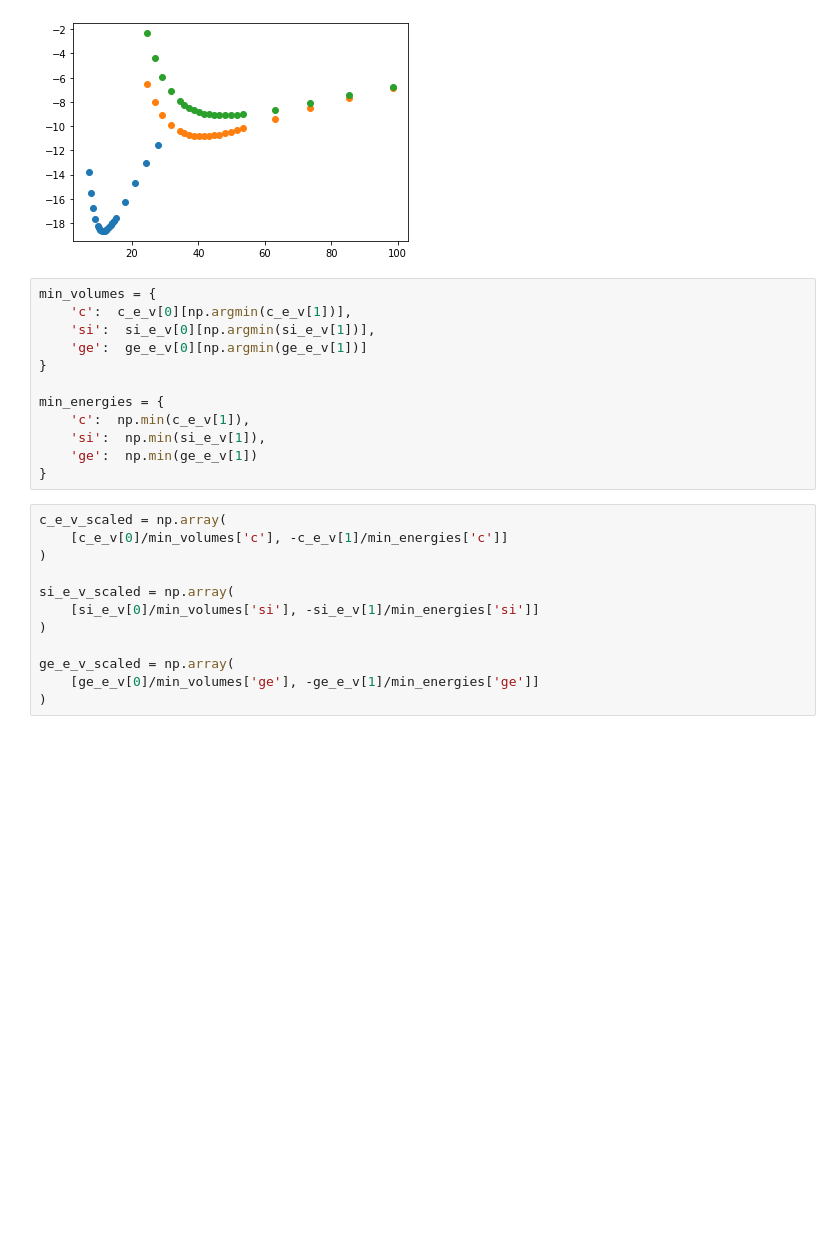
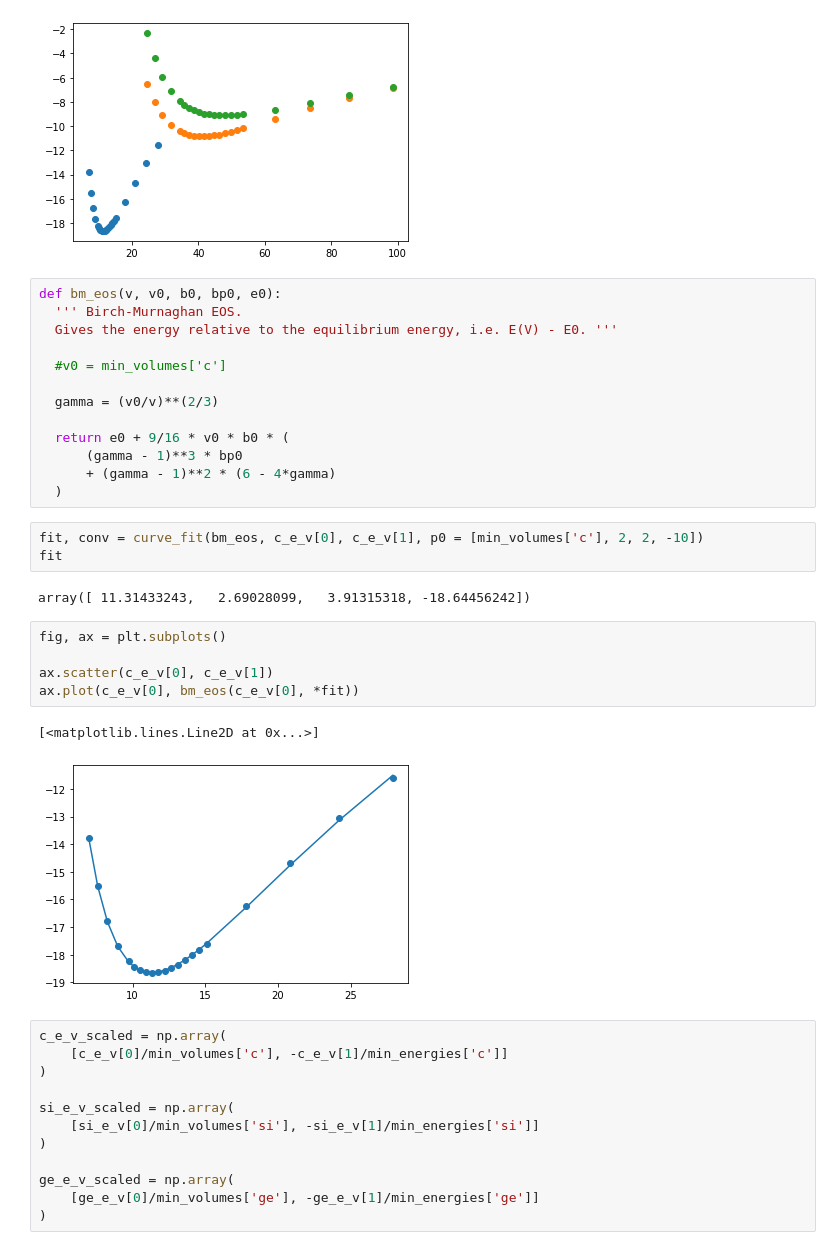
Before and after one commit to koysean/plotting_workshop, a Jupyter notebook: Plotting_workshop_2021.ipynb, the cells around one changed output. Saved outputs shown, nothing was run; the diff lists cells and outputs as text; blank space fills up the shorter version.

```diff
--- a/Plotting_workshop_2021.ipynb
+++ b/Plotting_workshop_2021.ipynb
@@ -44,18 +67,32 @@ ax.scatter(ge_e_v[0], ge_e_v[1])
 # %% [output]
 <matplotlib.collections.PathCollection at 0x...>
 [figure]
-# %%
-min_volumes = {
-    'c':  c_e_v[0][np.argmin(c_e_v[1])],
-    'si':  si_e_v[0][np.argmin(si_e_v[1])],
-    'ge':  ge_e_v[0][np.argmin(ge_e_v[1])]
-}
-
-min_energies = {
-    'c':  np.min(c_e_v[1]),
-    'si':  np.min(si_e_v[1]),
-    'ge':  np.min(ge_e_v[1])
-}
+# %%
+def bm_eos(v, v0, b0, bp0, e0):
+  ''' Birch-Murnaghan EOS.
+  Gives the energy relative to the equilibrium energy, i.e. E(V) - E0. '''
+
+  #v0 = min_volumes['c']
+
+  gamma = (v0/v)**(2/3)
+
+  return e0 + 9/16 * v0 * b0 * (
+      (gamma - 1)**3 * bp0
+      + (gamma - 1)**2 * (6 - 4*gamma)
+  )
+# %%
+fit, conv = curve_fit(bm_eos, c_e_v[0], c_e_v[1], p0 = [min_volumes['c'], 2, 2, -10])
+fit
+# %% [output]
+array([ 11.31433243,   2.69028099,   3.91315318, -18.64456242])
+# %%
+fig, ax = plt.subplots()
+
+ax.scatter(c_e_v[0], c_e_v[1])
+ax.plot(c_e_v[0], bm_eos(c_e_v[0], *fit))
+# %% [output]
+[<matplotlib.lines.Line2D at 0x...>]
+[figure, added]
 # %%
 c_e_v_scaled = np.array(
     [c_e_v[0]/min_volumes['c'], -c_e_v[1]/min_energies['c']]
```
Also changed, not shown: parts of 3 cells of this notebook.
